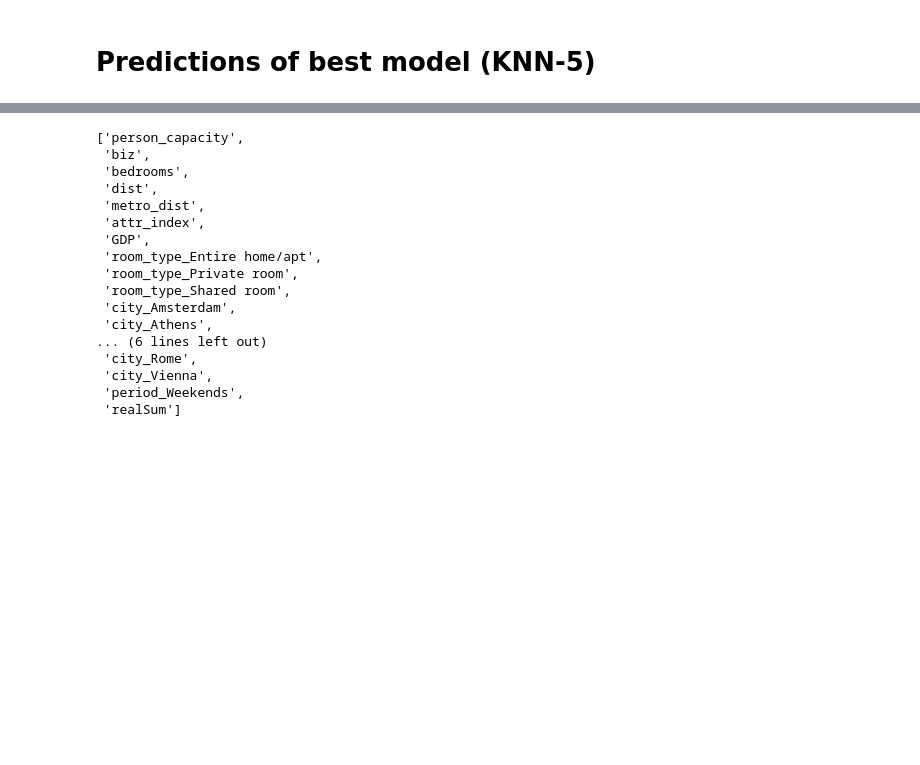
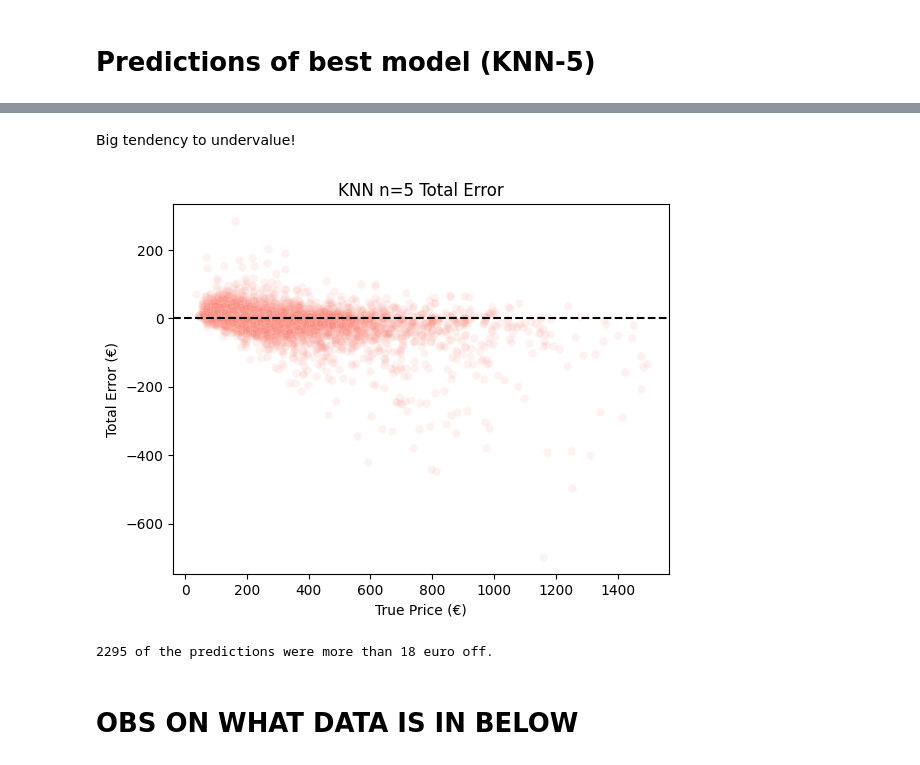
Before and after one commit to AddiH/DataScienceExam, a Jupyter notebook: nbs/base_models.ipynb, the cells around one changed output, grey strips where cells are left out. Saved outputs shown, nothing was run; the diff lists cells and outputs as text; code cells hidden in the pictures; blank space fills up the shorter version.

```diff
--- a/nbs/base_models.ipynb
+++ b/nbs/base_models.ipynb
@@ -225,23 +247,34 @@ plt.show()
-# %%
-column_names
-# %% [output]
-['person_capacity',
- 'biz',
- 'bedrooms',
- 'dist',
- 'metro_dist',
- 'attr_index',
- 'GDP',
- 'room_type_Entire home/apt',
- 'room_type_Private room',
- 'room_type_Shared room',
- 'city_Amsterdam',
- 'city_Athens',
-... (6 lines left out)
- 'city_Rome',
- 'city_Vienna',
- 'period_Weekends',
- 'realSum']
+# %% [markdown]
+Big tendency to undervalue!
+# %%
+# Calculation of total error
+total_error = preds - y
+
+# Create scatter plot of predictions vs true values
+sns.scatterplot(x=y, y=total_error, color='salmon', alpha=0.1)
+
+# Add a horizontal line at y=0
+plt.axhline(0, color='black', linestyle='--')
+
+# Set the title and labels of the plot
+plt.title('KNN n=5 Total Error')
+plt.xlabel('True Price (€)')
+plt.ylabel('Total Error (€)')
+
+# Show the plot
+plt.show()
+# %% [output]
+[figure, added]
+# %%
+# Count how many values in total_error are greater than 18 euros in absolute terms
+count_off_by_18 = np.sum(np.abs(total_error) > 18)
+
+# Print the result
+print(f"{count_off_by_18} of the predictions were more than 18 euro off.")
+# %% [output]
+2295 of the predictions were more than 18 euro off.
+# %% [markdown]
+# OBS ON WHAT DATA IS IN BELOW
 # %%
 absolute_error = np.abs(best_preds - y_val)
 
```
Also changed, not shown: parts of 10 cells of this notebook, 2 other files.
